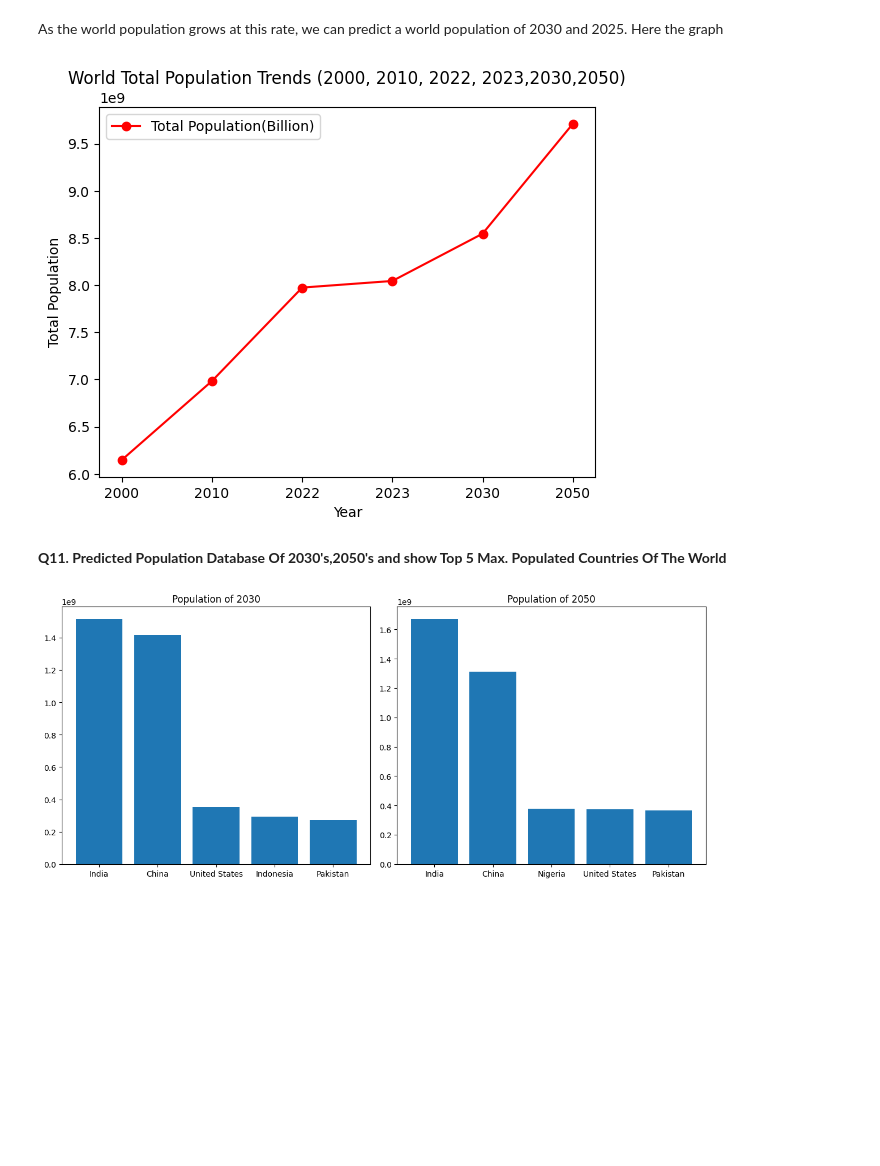
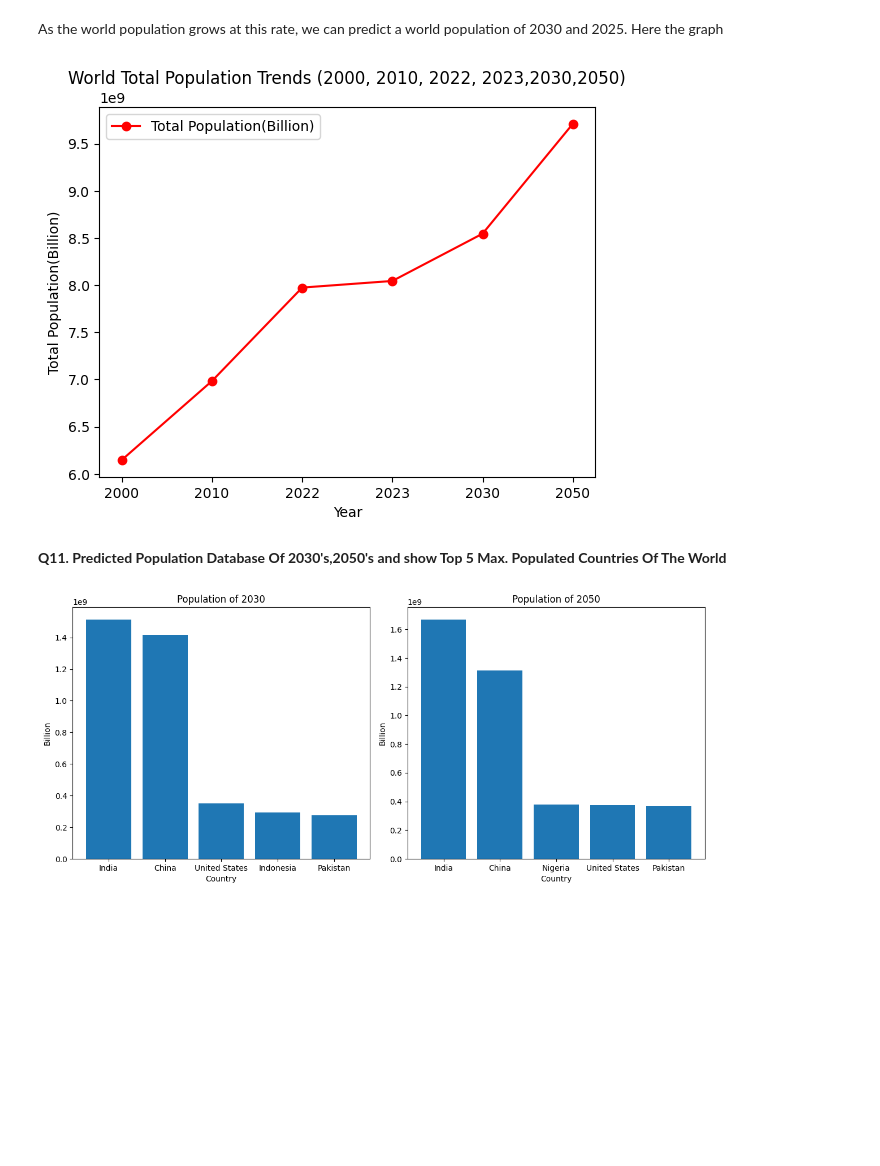
Before and after one commit to Sanchita2901/Python-app1, a Jupyter notebook: Python project on World Population by Country-checkpoint.ipynb, the cells around one changed output. Saved outputs shown, nothing was run; the diff lists cells and outputs as text; code cells hidden in the pictures.

```diff
--- a/Python project on World Population by Country-checkpoint.ipynb
+++ b/Python project on World Population by Country-checkpoint.ipynb
@@ -307,27 +307,31 @@ dataset['Total_Population_2050'] = dataset['pop2050'].sum()
 years = ['2000', '2010', '2022', '2023','2030','2050']
 plt.plot(years,[dataset['Total_Population_2000'].values[0], dataset['Total_Population_2010'].values[0], dataset['Total_Population_2022'].values[0], dataset['Total_Population_2023'].values[0], dataset['Total_Population_2030'].values[0], dataset['Total_Population_2050'].values[0]], marker='o', label='Total Population(Billion)',color='red')
 plt.xlabel('Year')
-plt.ylabel('Total Population')
+plt.ylabel('Total Population(Billion)')
 plt.title('World Total Population Trends (2000, 2010, 2022, 2023,2030,2050)')
 plt.legend()
 plt.show()
 # %% [output]
-[figure, old version]
+[figure, new version]
 # %% [markdown]
 **Q11. Predicted Population Database Of 2030's,2050's and show Top 5 Max. Populated Countries Of The World**
 # %%
 fig, axs = plt.subplots(2, 2, figsize=(12, 10))
 Population_2030 = dataset.groupby('country')['pop2030'].sum().sort_values(ascending=False).head(5)
 axs[0, 0].bar(Population_2030.index, Population_2030)
 axs[0, 0].set_title('Population of 2030')
+axs[0, 0].set_xlabel('Country')
+axs[0, 0].set_ylabel('Billion')
 Population_2050 = dataset.groupby('country')['pop2050'].sum().sort_values(ascending=False).head(5)
 axs[0, 1].bar(Population_2050.index, Population_2050)
 axs[0, 1].set_title('Population of 2050')
+axs[0, 1].set_xlabel('Country')
+axs[0, 1].set_ylabel('Billion')
 axs[1, 0].axis('off')
 axs[1, 1].axis('off')
 # Adjust layout for better appearance
 plt.tight_layout()
 # Show the plots
 plt.show()
 # %% [output]
-[figure, old version]
+[figure, new version]
```
Also changed, not shown: parts of 3 cells of this notebook.
